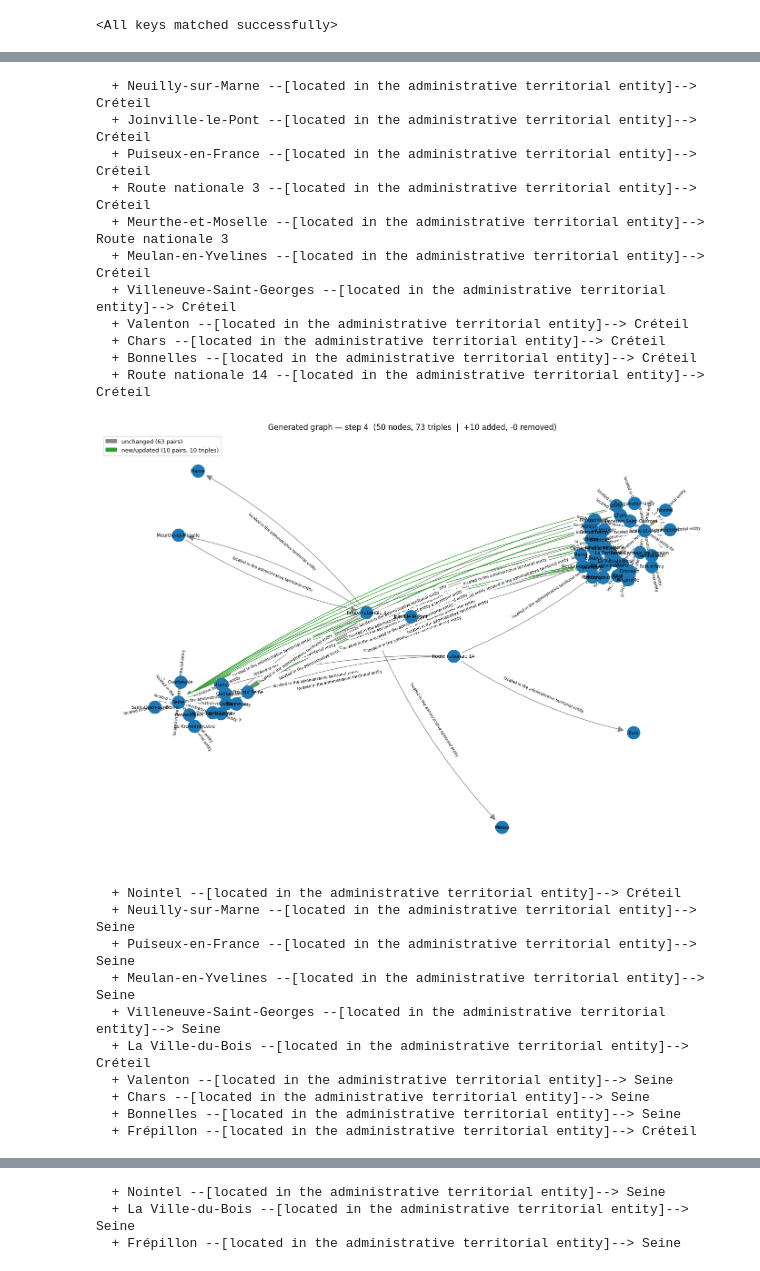
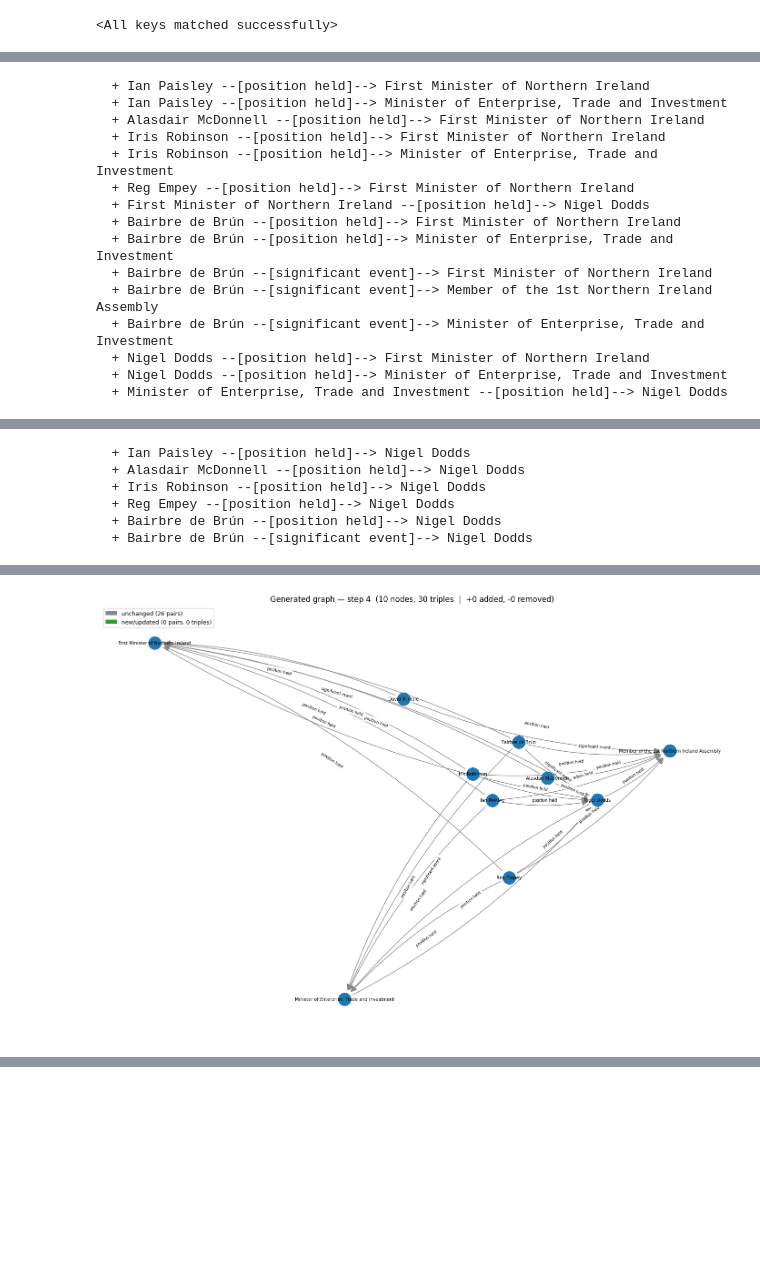
Before and after one commit to Invictus108/Temporal_Knowledge_Graph_GNN, a Jupyter notebook: models/deltas_v3.ipynb, the cells around one changed output, grey strips where cells are left out. Cells and saved outputs as stored; diff of their text form; code cells hidden in the pictures; blank space fills up the shorter version.

```diff
--- a/models/deltas_v3.ipynb
+++ b/models/deltas_v3.ipynb
@@ -1568,9 +1567,9 @@ def visualize_step(step_result, prev_edge_set, id_to_entity, id_to_rel, step_num
 
 
 # ---- run ----
-SUBGRAPH_NODES = 50
-SUBGRAPH_SEED  = 5000   # set to an int for a reproducible subgraph, None for random
-T_START        = 100   # which dataset timestep to start from
+SUBGRAPH_NODES = 10
+SUBGRAPH_SEED  = 500   # set to an int for a reproducible subgraph, None for random
+T_START        = 200   # which dataset timestep to start from
 
 start = dataset[T_START]
 sub_edge_index, sub_edge_type = sample_subgraph(
@@ -1615,8 +1614,8 @@ steps = model.gen(
     num_steps     = 5,
     device        = device,
     sampling      = "threshold", #'bernoulli',
-    add_threshold = 0.4,
-    del_threshold = 0.5,
+    add_threshold = 0.9,
+    del_threshold = 0.9,
 )
 
 # visualize each step with the shared fixed layout so node positions are stable
@@ -1641,0 +1641,15 @@ step 5: 50 nodes, 76 edges  +3 added, -0 removed
+  + Ian Paisley --[position held]--> First Minister of Northern Ireland
+  + Ian Paisley --[position held]--> Minister of Enterprise, Trade and Investment
+  + Alasdair McDonnell --[position held]--> First Minister of Northern Ireland
+  + Iris Robinson --[position held]--> First Minister of Northern Ireland
+  + Iris Robinson --[position held]--> Minister of Enterprise, Trade and Investment
+  + Reg Empey --[position held]--> First Minister of Northern Ireland
+  + First Minister of Northern Ireland --[position held]--> Nigel Dodds
+  + Bairbre de Brún --[position held]--> First Minister of Northern Ireland
+  + Bairbre de Brún --[position held]--> Minister of Enterprise, Trade and Investment
+  + Bairbre de Brún --[significant event]--> First Minister of Northern Ireland
+  + Bairbre de Brún --[significant event]--> Member of the 1st Northern Ireland Assembly
+  + Bairbre de Brún --[significant event]--> Minister of Enterprise, Trade and Investment
+  + Nigel Dodds --[position held]--> First Minister of Northern Ireland
+  + Nigel Dodds --[position held]--> Minister of Enterprise, Trade and Investment
+  + Minister of Enterprise, Trade and Investment --[position held]--> Nigel Dodds
@@ -1643,0 +1657,6 @@ step 5: 50 nodes, 76 edges  +3 added, -0 removed
+  + Ian Paisley --[position held]--> Nigel Dodds
+  + Alasdair McDonnell --[position held]--> Nigel Dodds
+  + Iris Robinson --[position held]--> Nigel Dodds
+  + Reg Empey --[position held]--> Nigel Dodds
+  + Bairbre de Brún --[position held]--> Nigel Dodds
+  + Bairbre de Brún --[significant event]--> Nigel Dodds
@@ -1645,22 +1664 @@ step 5: 50 nodes, 76 edges  +3 added, -0 removed
-  + Neuilly-sur-Marne --[located in the administrative territorial entity]--> Créteil
-  + Joinville-le-Pont --[located in the administrative territorial entity]--> Créteil
-  + Puiseux-en-France --[located in the administrative territorial entity]--> Créteil
-  + Route nationale 3 --[located in the administrative territorial entity]--> Créteil
-  + Meurthe-et-Moselle --[located in the administrative territorial entity]--> Route nationale 3
-  + Meulan-en-Yvelines --[located in the administrative territorial entity]--> Créteil
-  + Villeneuve-Saint-Georges --[located in the administrative territorial entity]--> Créteil
-  + Valenton --[located in the administrative territorial entity]--> Créteil
-  + Chars --[located in the administrative territorial entity]--> Créteil
-  + Bonnelles --[located in the administrative territorial entity]--> Créteil
-  + Route nationale 14 --[located in the administrative territorial entity]--> Créteil
-[figure, old version]
+[figure, new version]
-  + Nointel --[located in the administrative territorial entity]--> Créteil
-  + Neuilly-sur-Marne --[located in the administrative territorial entity]--> Seine
-  + Puiseux-en-France --[located in the administrative territorial entity]--> Seine
-  + Meulan-en-Yvelines --[located in the administrative territorial entity]--> Seine
-  + Villeneuve-Saint-Georges --[located in the administrative territorial entity]--> Seine
-  + La Ville-du-Bois --[located in the administrative territorial entity]--> Créteil
-  + Valenton --[located in the administrative territorial entity]--> Seine
-  + Chars --[located in the administrative territorial entity]--> Seine
-  + Bonnelles --[located in the administrative territorial entity]--> Seine
-  + Frépillon --[located in the administrative territorial entity]--> Créteil
@@ -1668,6 +1666,3 @@ step 5: 50 nodes, 76 edges  +3 added, -0 removed
-  + Nointel --[located in the administrative territorial entity]--> Seine
-  + La Ville-du-Bois --[located in the administrative territorial entity]--> Seine
-  + Frépillon --[located in the administrative territorial entity]--> Seine
 # %%
 # import os
 # from datetime import datetime
```
Also changed, not shown: parts of 3 cells of this notebook, 20 other files.
